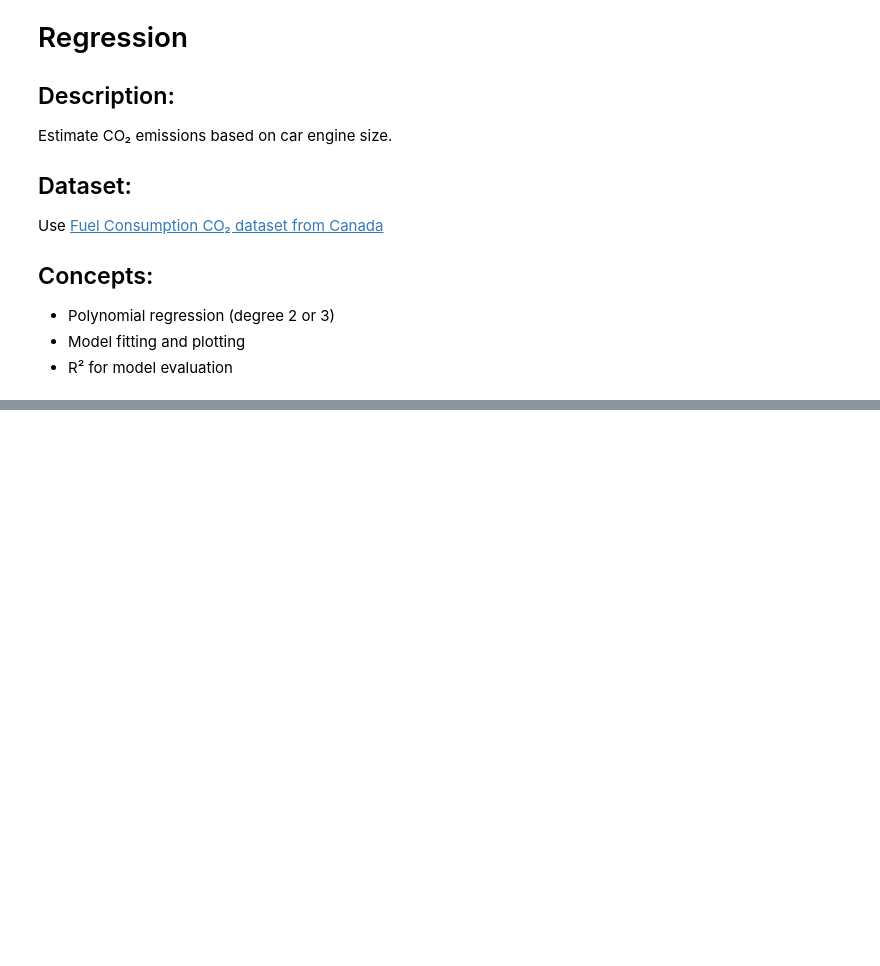
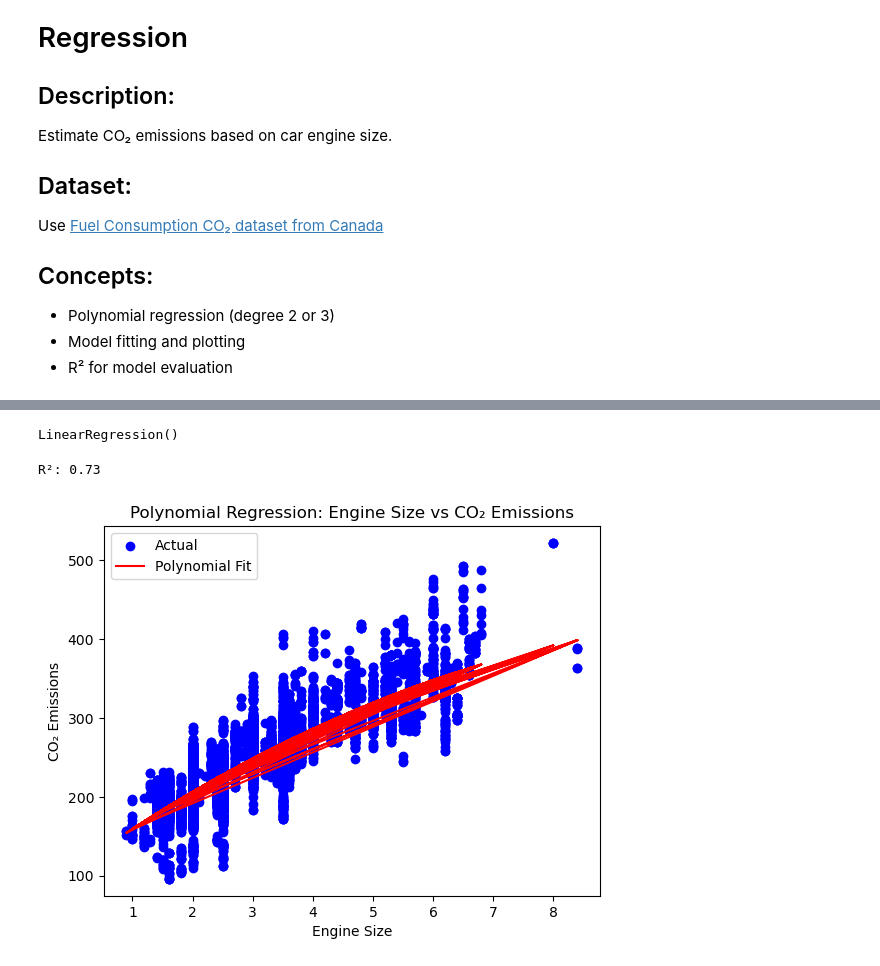
Before and after one commit to duochen/Data-Science-Launchpad, a Jupyter notebook: Lecture08/Projects/Project-2/co2_emissions.ipynb, the cells around one changed output, grey strips where cells are left out. Saved outputs shown, nothing was run; the diff lists cells and outputs as text; code cells hidden in the pictures; blank space fills up the shorter version.

```diff
--- a/Lecture08/Projects/Project-2/co2_emissions.ipynb
+++ b/Lecture08/Projects/Project-2/co2_emissions.ipynb
@@ -22,0 +21,35 @@ ModuleNotFoundError: No module named 'pandas'
+# %%
+# 1. Load dataset
+data = pd.read_csv("co2_emissions.csv")
+X = data[["Engine Size(L)"]]
+y = data["CO2 Emissions(g/km)"]
+# %%
+# 2. Polynomial features
+poly = PolynomialFeatures(degree=2)
+X_poly = poly.fit_transform(X)
+# %%
+# 3. Train model
+model = LinearRegression()
+model.fit(X_poly, y)
+# %% [output]
+LinearRegression()
+# %%
+# 4. Predict
+y_pred = model.predict(X_poly)
+# %%
+# 5. Evaluate
+r2 = r2_score(y, y_pred)
+print(f"R²: {r2:.2f}")
+# %% [output]
+R²: 0.73
+# %%
+# 6. Plot
+plt.scatter(X, y, color='blue', label='Actual')
+plt.plot(X, y_pred, color='red', label='Polynomial Fit')
+plt.xlabel("Engine Size")
+plt.ylabel("CO₂ Emissions")
+plt.legend()
+plt.title("Polynomial Regression: Engine Size vs CO₂ Emissions")
+plt.show()
+# %% [output]
+[figure, added]
```
Also changed, not shown: parts of 1 cell of this notebook, 1 other file.
